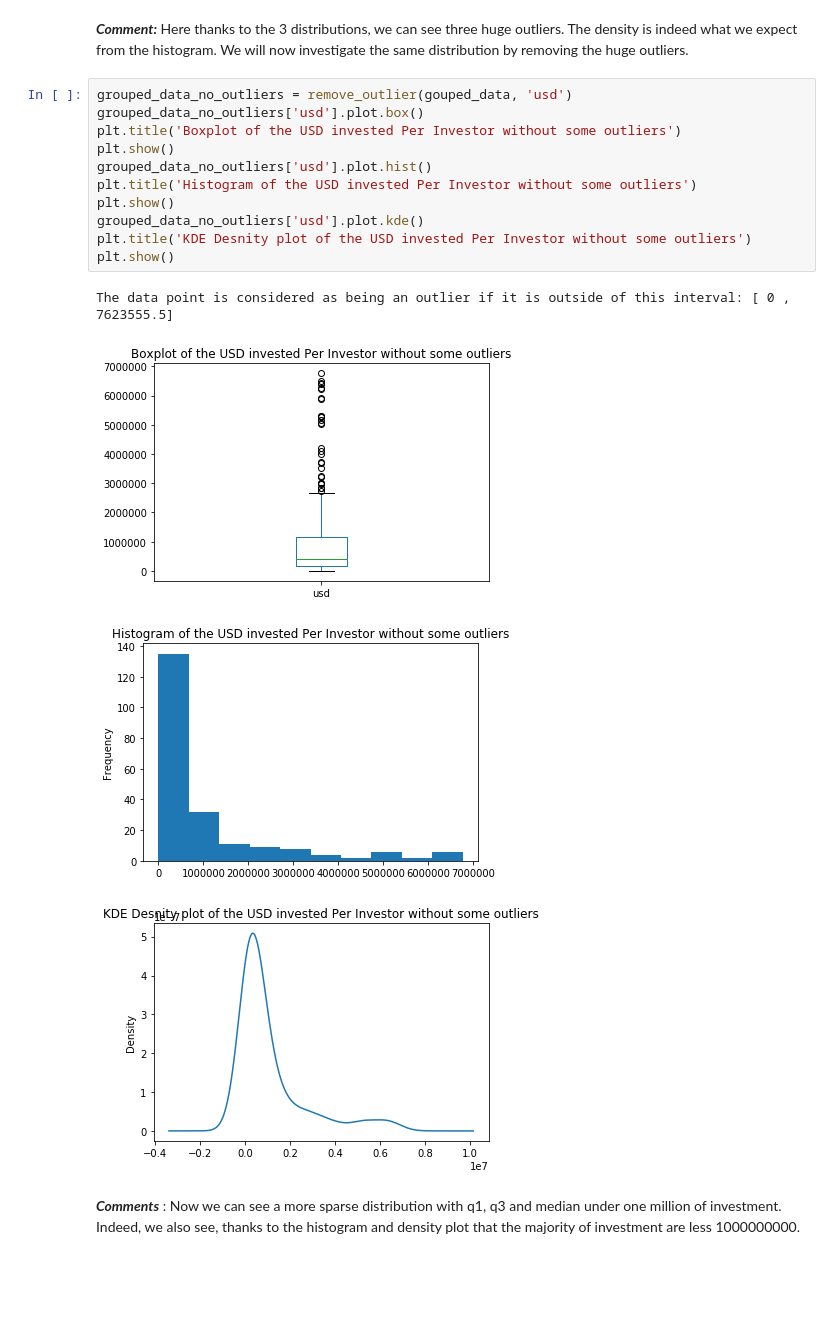
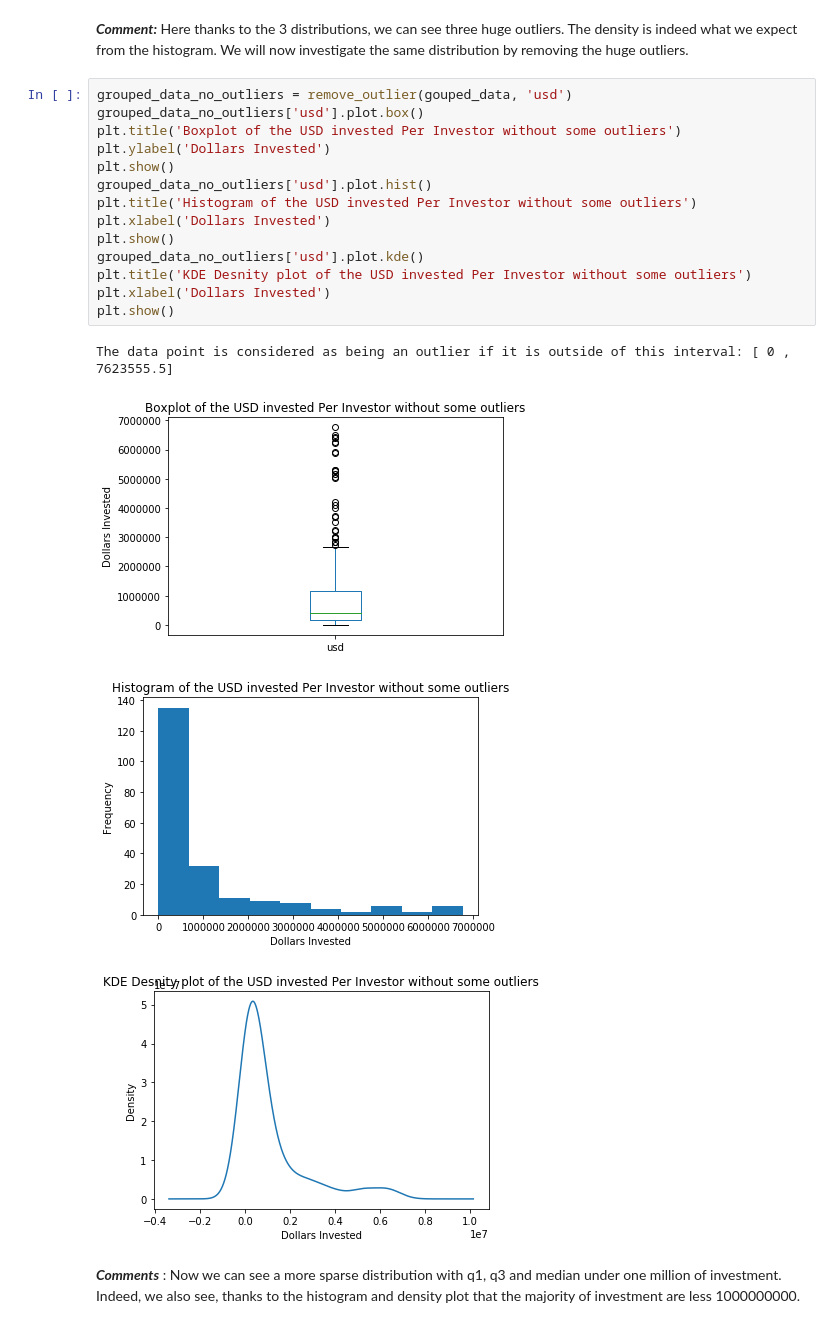
Before and after one commit to dcleres/investing_for_social_good, a Jupyter notebook: research_code/milestone_2_notebook.ipynb, the cells around one changed output. Saved outputs shown, nothing was run; the diff lists cells and outputs as text; blank space fills up the shorter version.

```diff
--- a/research_code/milestone_2_notebook.ipynb
+++ b/research_code/milestone_2_notebook.ipynb
@@ -127,19 +127,22 @@ We will now investigate the same distribution by removing the huge outliers.
 # %%
 grouped_data_no_outliers = remove_outlier(gouped_data, 'usd')
 grouped_data_no_outliers['usd'].plot.box()
 plt.title('Boxplot of the USD invested Per Investor without some outliers')
+plt.ylabel('Dollars Invested')
 plt.show()
 grouped_data_no_outliers['usd'].plot.hist()
 plt.title('Histogram of the USD invested Per Investor without some outliers')
+plt.xlabel('Dollars Invested')
 plt.show()
 grouped_data_no_outliers['usd'].plot.kde()
 plt.title('KDE Desnity plot of the USD invested Per Investor without some outliers')
+plt.xlabel('Dollars Invested')
 plt.show()
 # %% [output]
 The data point is considered as being an outlier if it is outside of this interval: [ 0 , 7623555.5]
-[figure, old version]
+[figure, new version]
-[figure, old version]
+[figure, new version]
-[figure, old version]
+[figure, new version]
 # %% [markdown]
 ***Comments*** :
 Now we can see a more sparse distribution with q1, q3 and median under one million of investment. Indeed, we also see, thanks to the histogram and density plot that the majority of investment are less 1000000000.
```
Also changed, not shown: parts of 3 cells of this notebook, 11 other files.
